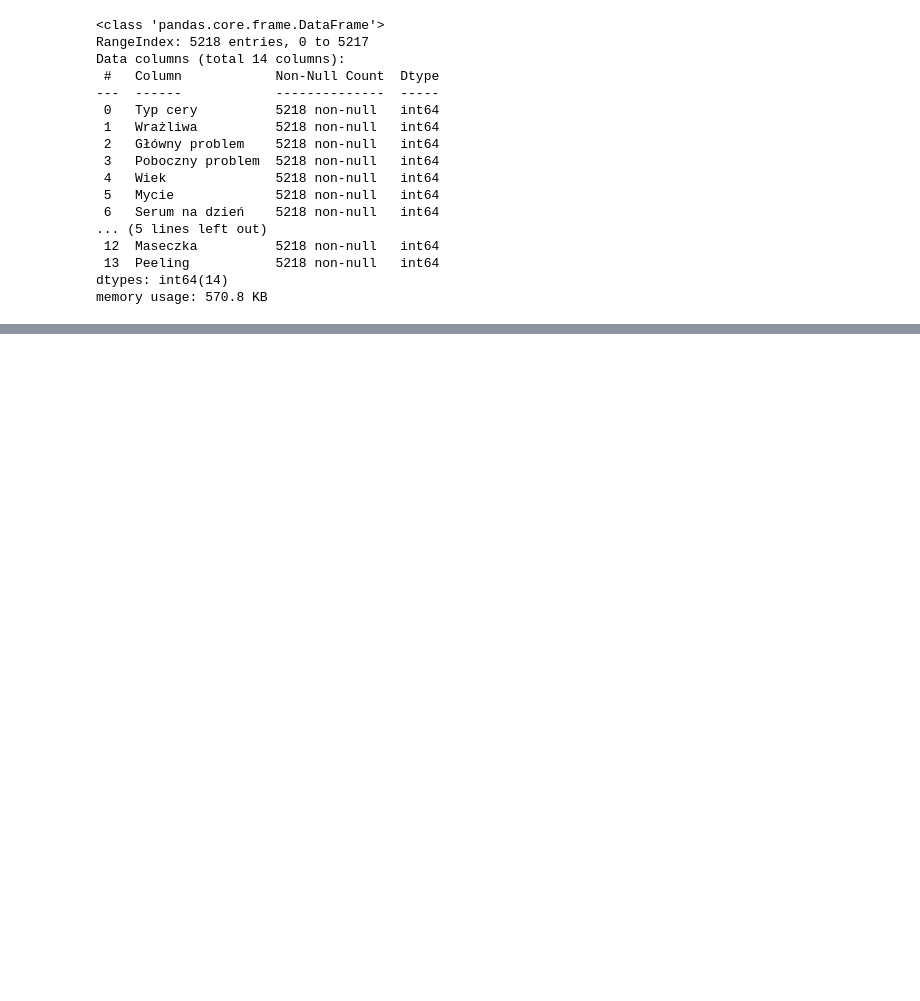
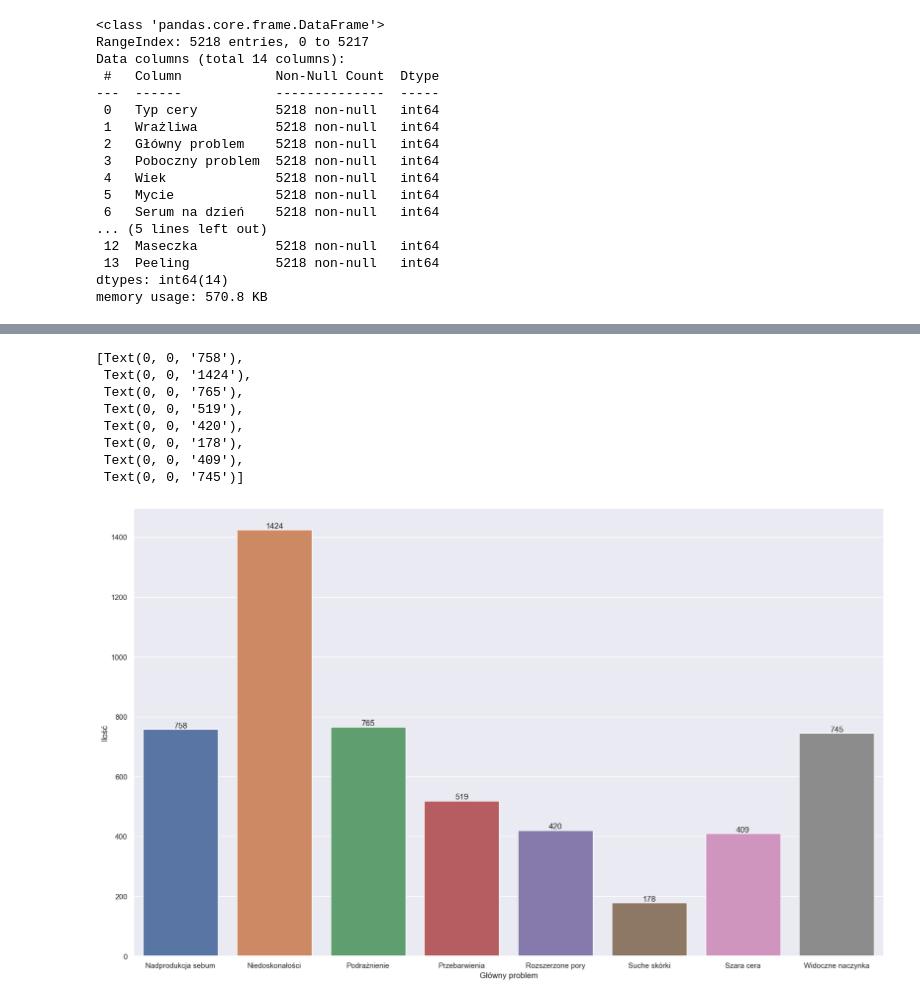
Before and after one commit to suzejka/skinCare, a Jupyter notebook: files_for_documentation/notebooks/Analiza_danych.ipynb, the cells around one changed output, grey strips where cells are left out. Drawn from its saved outputs; the diff is of its cells as text; code cells hidden in the pictures; blank space fills up the shorter version.

```diff
--- a/files_for_documentation/notebooks/Analiza_danych.ipynb
+++ b/files_for_documentation/notebooks/Analiza_danych.ipynb
@@ -98,0 +128,14 @@ dtype: int64
+# %%
+mainIssue = sn.countplot(x="Główny problem", data=dataset)
+mainIssue.set(ylabel='Ilość')
+mainIssue.bar_label(mainIssue.containers[0])
+# %% [output]
+[Text(0, 0, '758'),
+ Text(0, 0, '1424'),
+ Text(0, 0, '765'),
+ Text(0, 0, '519'),
+ Text(0, 0, '420'),
+ Text(0, 0, '178'),
+ Text(0, 0, '409'),
+ Text(0, 0, '745')]
+[figure, added]
```
Also changed, not shown: parts of 10 cells of this notebook, 3 other files.
